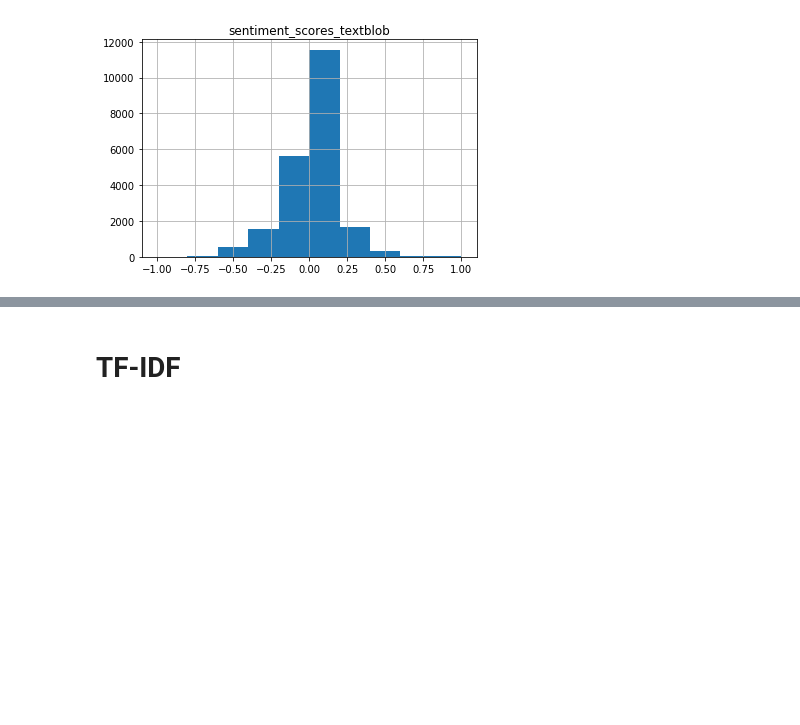
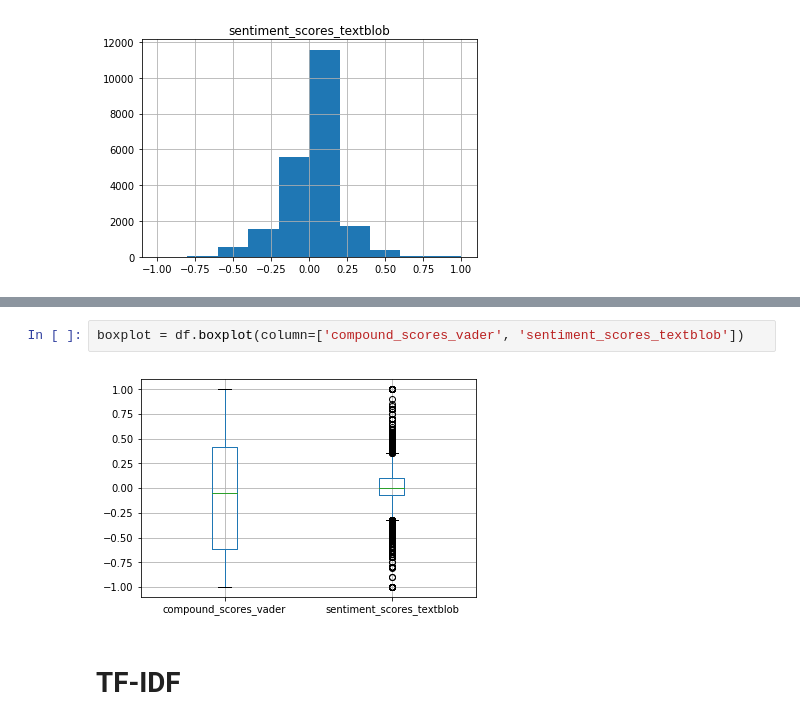
Before and after one commit to gcarvajal1222/Sentiment-Analysis-NYT-Immigration-Articles, a Jupyter notebook: NYT API python Sentiment Analysis.ipynb, the cells around one changed output, grey strips where cells are left out. Cells and saved outputs as stored; diff of their text form; blank space fills up the shorter version.

```diff
--- a/NYT API python Sentiment Analysis.ipynb
+++ b/NYT API python Sentiment Analysis.ipynb
@@ -374,3 +468,7 @@ array([[<matplotlib.axes._subplots.AxesSubplot object at 0x...>]],
+# %%
+boxplot = df.boxplot(column=['compound_scores_vader', 'sentiment_scores_textblob'])
+# %% [output]
+[figure, added]
 # %% [markdown]
 # TF-IDF
 # %% [markdown]
```
Also changed, not shown: parts of 26 cells of this notebook.
